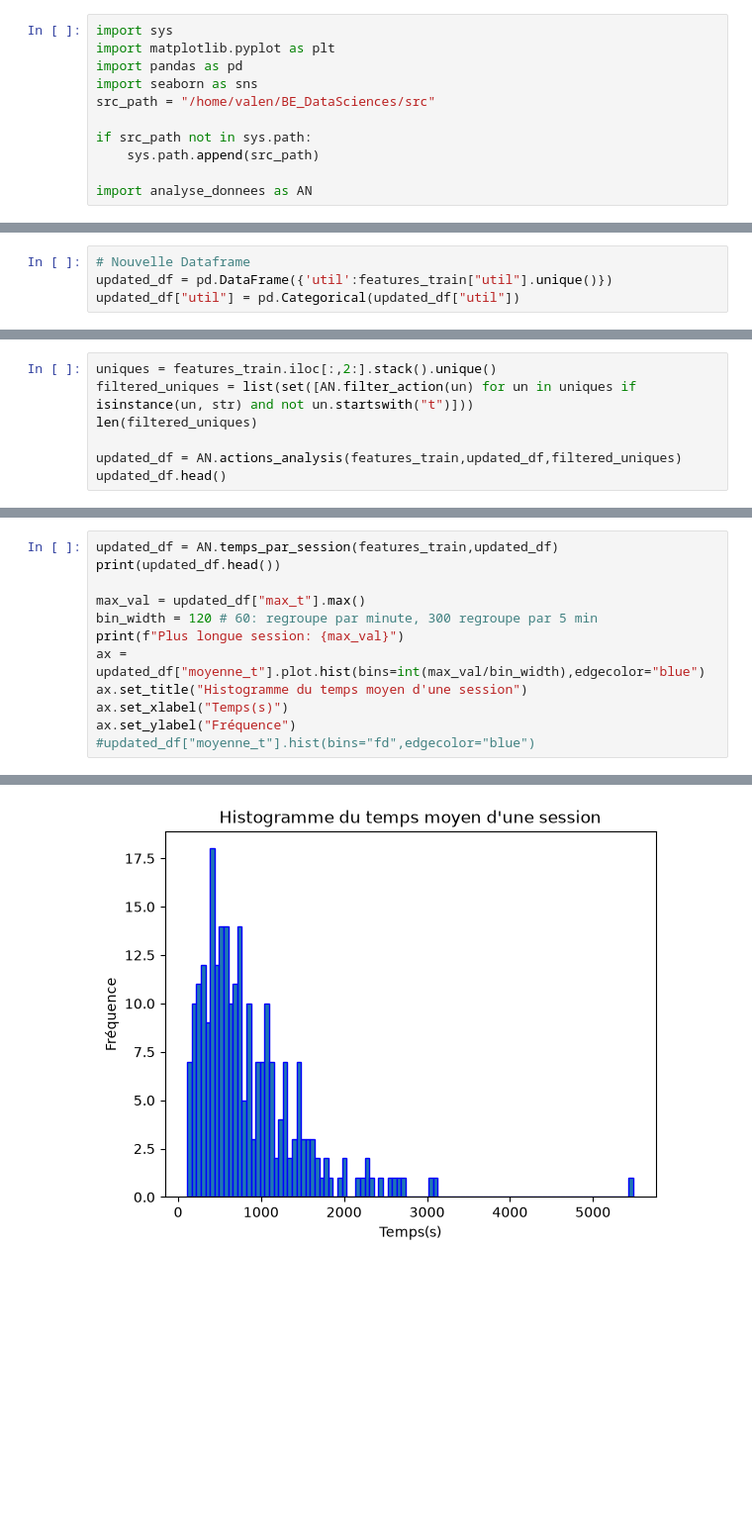
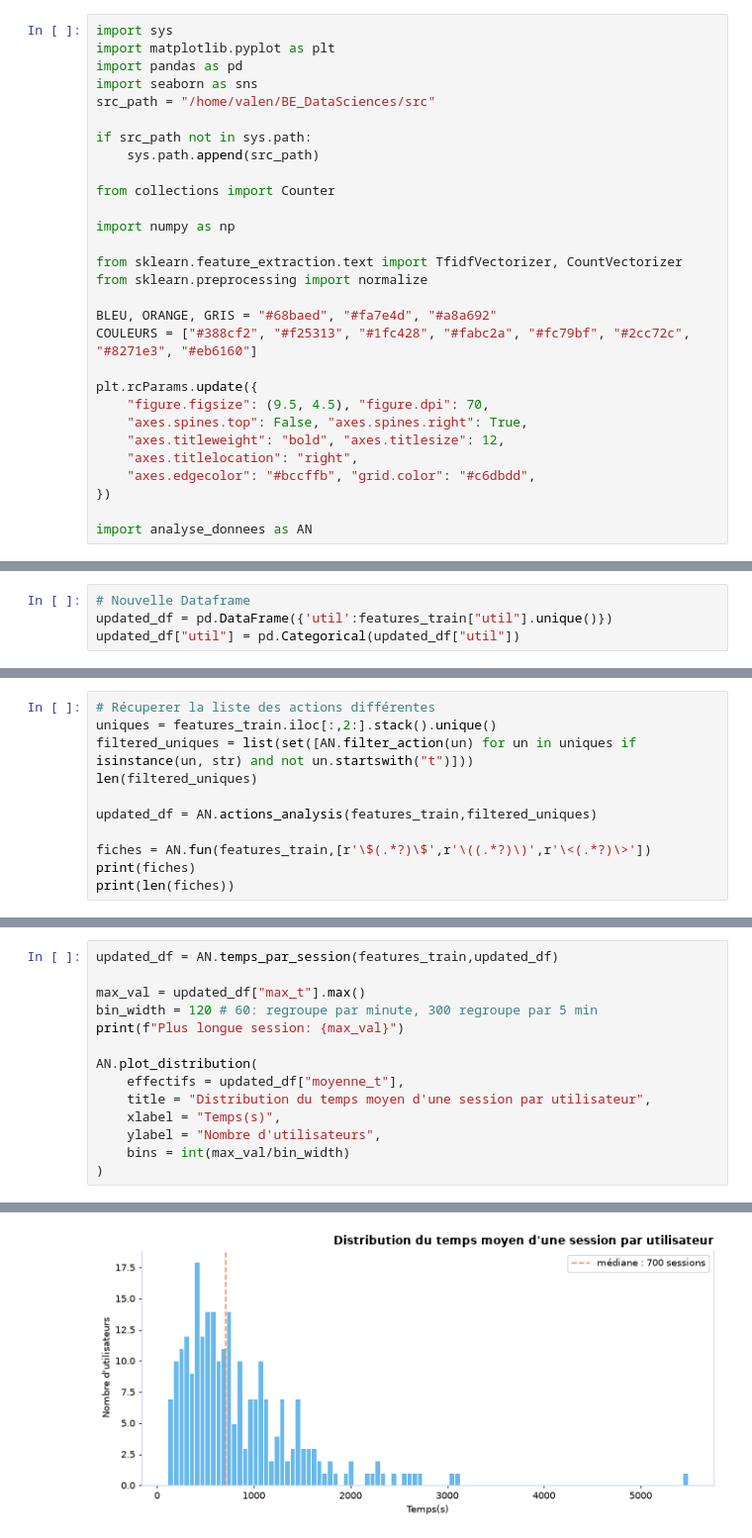
Before and after one commit to valponce/BE_DataSciences, a Jupyter notebook: prepare_data.ipynb, the cells around one changed output, grey strips where cells are left out. Shown at 99% size. Saved outputs shown, nothing was run; the diff lists cells and outputs as text; blank space fills up the shorter version.

```diff
--- a/prepare_data.ipynb
+++ b/prepare_data.ipynb
@@ -27,6 +27,24 @@ src_path = "/home/valen/BE_DataSciences/src"
 if src_path not in sys.path:
     sys.path.append(src_path)
 
+from collections import Counter
+
+import numpy as np
+
+from sklearn.feature_extraction.text import TfidfVectorizer, CountVectorizer
+from sklearn.preprocessing import normalize
+
+BLEU, ORANGE, GRIS = "#68baed", "#fa7e4d", "#a8a692"
+COULEURS = ["#388cf2", "#f25313", "#1fc428", "#fabc2a", "#fc79bf", "#2cc72c", "#8271e3", "#eb6160"]
+
+plt.rcParams.update({
+    "figure.figsize": (9.5, 4.5), "figure.dpi": 70,
+    "axes.spines.top": False, "axes.spines.right": True,
+    "axes.titleweight": "bold", "axes.titlesize": 12,
+    "axes.titlelocation": "right",
+    "axes.edgecolor": "#bccffb", "grid.color": "#c6dbdd",
+})
+
 import analyse_donnees as AN
 # %% [markdown]
 ### Lecture des données
@@ -79,8 +150,12 @@ Opera                 23      0.70                             1
 # %%
+# Récuperer la liste des actions différentes
 uniques = features_train.iloc[:,2:].stack().unique()
 filtered_uniques = list(set([AN.filter_action(un) for un in uniques if isinstance(un, str) and not un.startswith("t")]))
 len(filtered_uniques)
 
-updated_df = AN.actions_analysis(features_train,updated_df,filtered_uniques)
-updated_df.head()
+updated_df = AN.actions_analysis(features_train,filtered_uniques)
+
+fiches = AN.fun(features_train,[r'\$(.*?)\$',r'\((.*?)\)',r'\<(.*?)\>'])
+print(fiches)
+print(len(fiches))
 # %% [output]
@@ -104,13 +188,15 @@ fig.tight_layout()
 # %%
 updated_df = AN.temps_par_session(features_train,updated_df)
-print(updated_df.head())
 
 max_val = updated_df["max_t"].max()
 bin_width = 120 # 60: regroupe par minute, 300 regroupe par 5 min
 print(f"Plus longue session: {max_val}")
-ax = updated_df["moyenne_t"].plot.hist(bins=int(max_val/bin_width),edgecolor="blue")
-ax.set_title("Histogramme du temps moyen d'une session")
-ax.set_xlabel("Temps(s)")
-ax.set_ylabel("Fréquence")
-#updated_df["moyenne_t"].hist(bins="fd",edgecolor="blue")
+
+AN.plot_distribution(
+    effectifs = updated_df["moyenne_t"],
+    title = "Distribution du temps moyen d'une session par utilisateur",
+    xlabel = "Temps(s)",
+    ylabel = "Nombre d'utilisateurs",
+    bins = int(max_val/bin_width)
+)
 # %% [output]
@@ -135 +204 @@ Text(0, 0.5, 'Fréquence')
-[figure, old version]
+[figure, new version]
```
Also changed, not shown: parts of 33 cells of this notebook, 1 other file.
